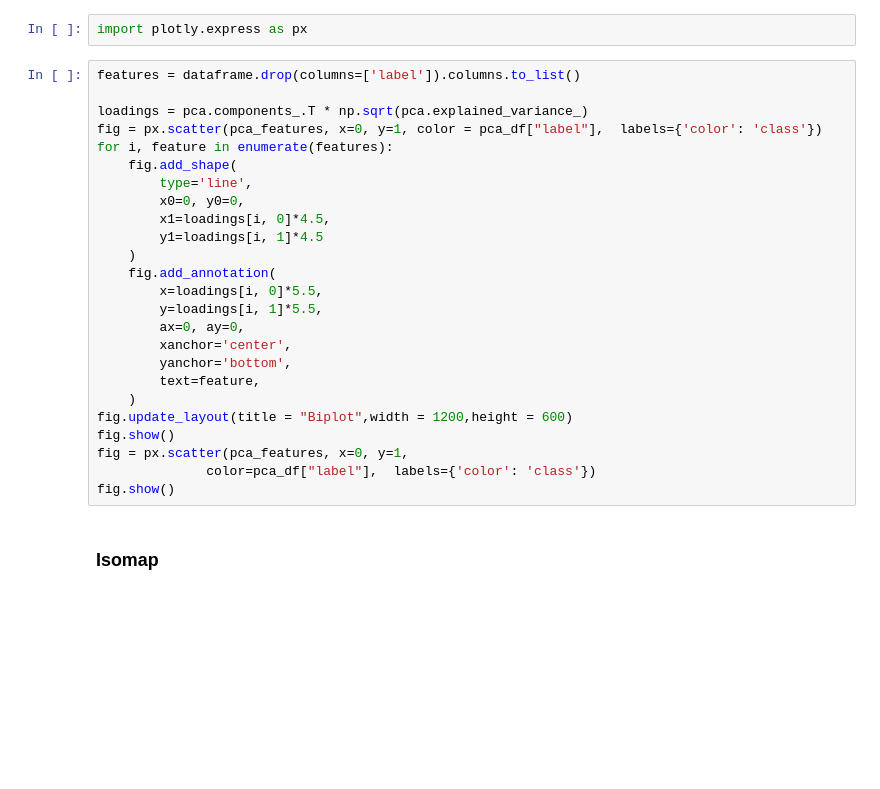
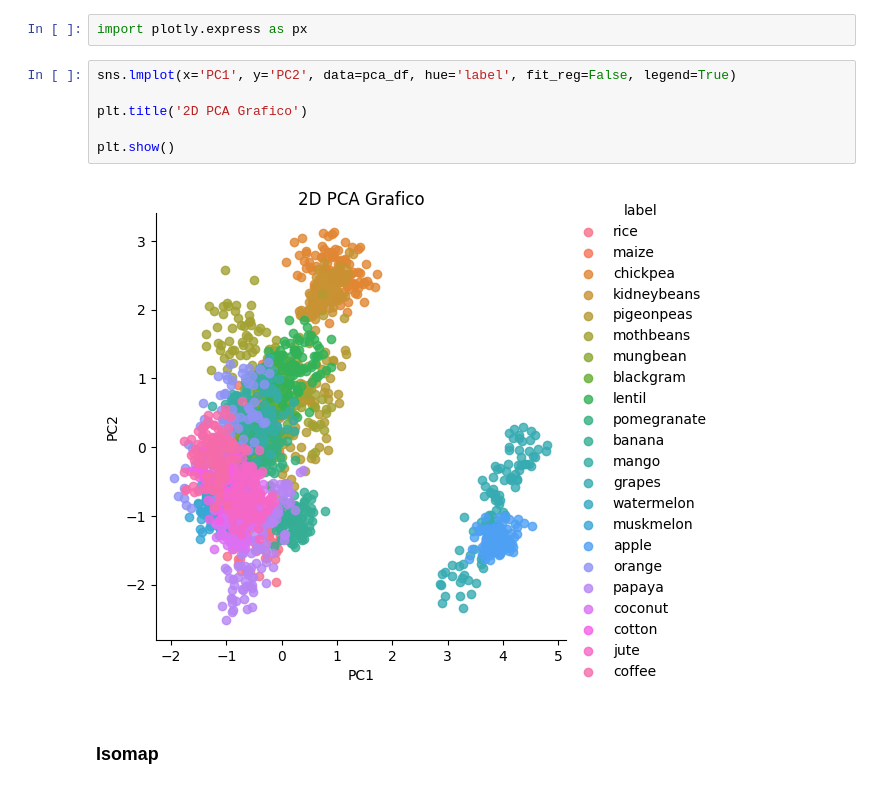
Before and after one commit to agustinarenas/MD-TUIA-Arenas-Petetta, a Jupyter notebook: TPDM_1_Petetta.ipynb, the cells around one changed output. Drawn from its saved outputs; the diff is of its cells as text; blank space fills up the shorter version.

```diff
--- a/TPDM_1_Petetta.ipynb
+++ b/TPDM_1_Petetta.ipynb
@@ -268,30 +284,13 @@ plt.show()
 # %%
 import plotly.express as px
-# %%
-features = dataframe.drop(columns=['label']).columns.to_list()
-
-loadings = pca.components_.T * np.sqrt(pca.explained_variance_)
-fig = px.scatter(pca_features, x=0, y=1, color = pca_df["label"],  labels={'color': 'class'})
-for i, feature in enumerate(features):
-    fig.add_shape(
-        type='line',
-        x0=0, y0=0,
-        x1=loadings[i, 0]*4.5,
-        y1=loadings[i, 1]*4.5
-    )
-    fig.add_annotation(
-        x=loadings[i, 0]*5.5,
-        y=loadings[i, 1]*5.5,
-        ax=0, ay=0,
-        xanchor='center',
-        yanchor='bottom',
-        text=feature,
-    )
-fig.update_layout(title = "Biplot",width = 1200,height = 600)
-fig.show()
-fig = px.scatter(pca_features, x=0, y=1,
-              color=pca_df["label"],  labels={'color': 'class'})
-fig.show()
+# %%
+sns.lmplot(x='PC1', y='PC2', data=pca_df, hue='label', fit_reg=False, legend=True)
+
+plt.title('2D PCA Grafico')
+
+plt.show()
+# %% [output]
+[figure, added]
 # %% [markdown]
 ### Isomap
 # %%
```
Also changed, not shown: parts of 21 cells of this notebook, 1 other file.
